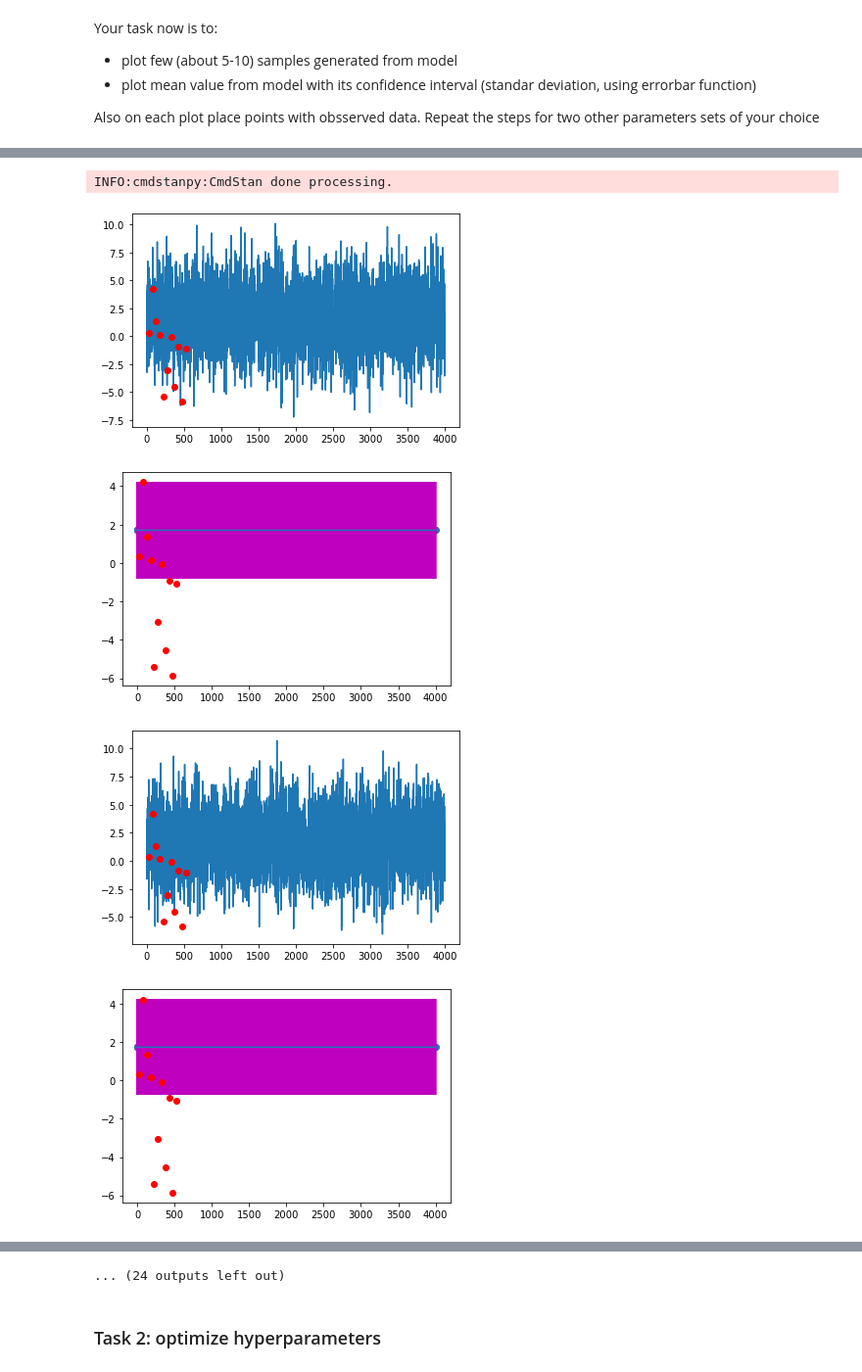
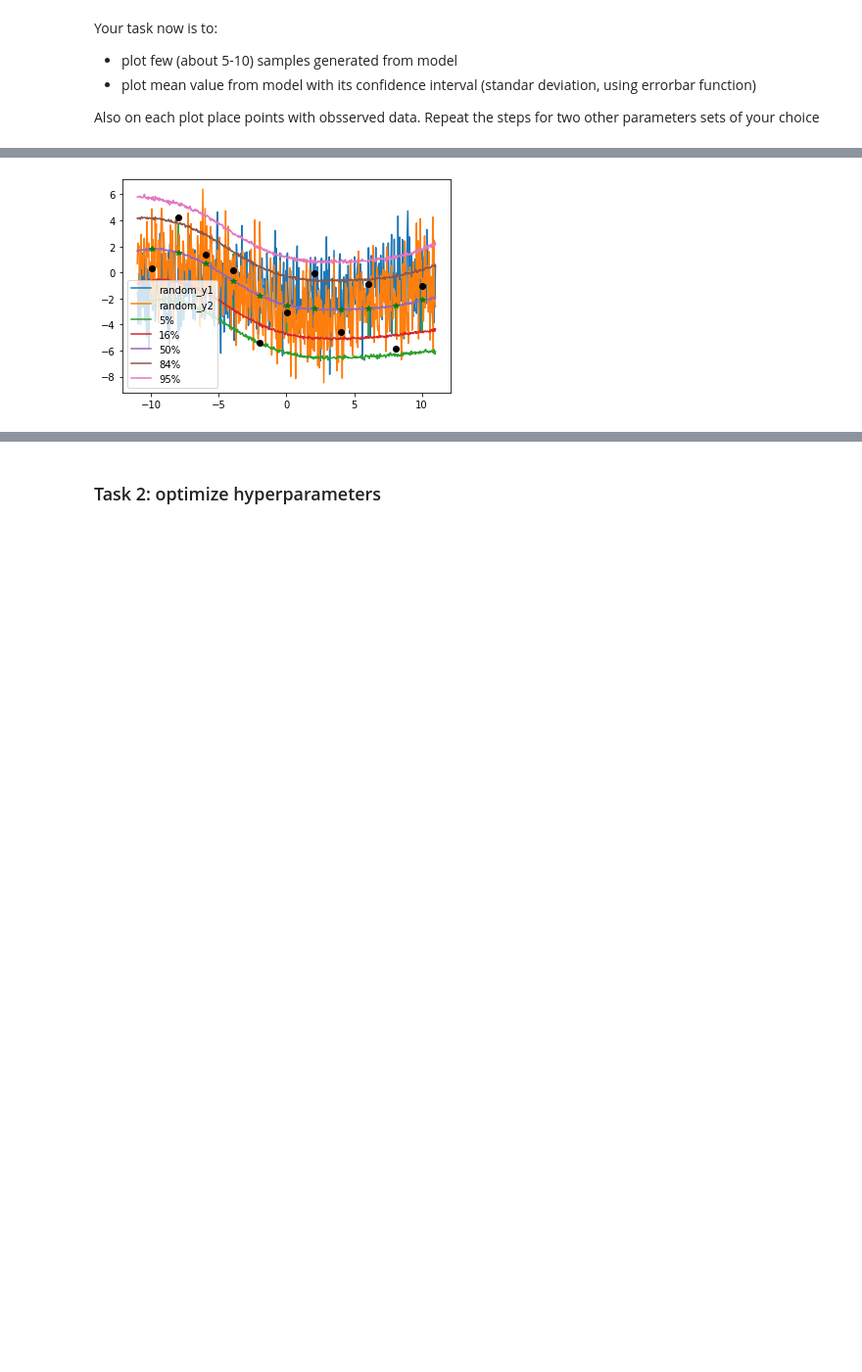
Before and after one commit to awitczak/DataAnalytics, a Jupyter notebook: Lab06/lab6.ipynb, the cells around one changed output, grey strips where cells are left out. Shown: that part at 98% size. Cells and saved outputs as stored; diff of their text form; code cells hidden in the pictures; blank space fills up the shorter version.

```diff
--- a/Lab06/lab6.ipynb
+++ b/Lab06/lab6.ipynb
@@ -120,53 +120,21 @@ Your task now is to:
 
 Also on each plot place points with obsserved data. Repeat the steps for two other parameters sets of your choice
 # %%
-rho2 = 4
-alpha2= 6
-sigma2 = 3
+med_prob_ppc = np.percentile(result.stan_variable('y_predict'),[5,16,50,84,95],axis=0)
+y_predict_100 = result.stan_variable('y_predict')[100]
+y_predict_200 = result.stan_variable('y_predict')[200]
+plt.plot(x_predict,y_predict_100)
+plt.plot(x_predict,y_predict_200)
+plt.plot(x_predict,med_prob_ppc[0])
+plt.plot(x_predict,med_prob_ppc[1])
+plt.plot(x_predict,med_prob_ppc[2])
+plt.plot(x_predict,med_prob_ppc[3])
+plt.plot(x_predict,med_prob_ppc[4])
+labels= ["random_y1","random_y2", "5%", "16%", "50%", "84%", "95%"]
+plt.legend(labels)
 
-rho3 = 2
-alpha3 = 3
-sigma3 = 5.5
+plt.scatter(x_predict[observed_idx], y_obs, color='black', zorder=5)
+plt.errorbar(x_predict[observed_idx], med_prob_ppc[2][observed_idx], (med_prob_ppc[2]-med_prob_ppc[1])[observed_idx],fmt='*', color='green')
 
-data2 = {
-    'N_predict': len(x_predict),
-    'x_predict': x_predict,
-    'N_obs': len(observed_idx),
-    'y_obs': y_obs,
-    'observed_idx': observed_idx,
-    'rho': rho2,
-    'alpha': alpha2,
-    'sigma': sigma2
-}
-
-data3 = {
-    'N_predict': len(x_predict),
-    'x_predict': x_predict,
-    'N_obs': len(observed_idx),
-    'y_obs': y_obs,
-    'observed_idx': observed_idx,
-    'rho': rho3,
-    'alpha': alpha3,
-    'sigma': sigma3
-}
-
-data = [data1, data2, data3]
-
-for d in data:
-
-    N_plots = 5
-    result = model.sample(data=d, chains = 4)
-    y_predict = result.stan_variable('y_predict')
-
-    for p in range(N_plots):
-        y = y_predict[:, p]
-        plt.plot(y)
-        plt.scatter(observed_idx, y_obs, color='r', zorder=5)
-        plt.show()
-        mean = np.mean(y)
-        std = np.std(y)
-        plt.errorbar(range(len(y)), [mean]*len(y), std, ecolor='m')
-        plt.scatter(range(len(y)), [mean]*len(y))
-        plt.scatter(observed_idx, y_obs, color='r', zorder=5)
-        plt.show()
+plt.show()
 # %% [output]
@@ -190,5 +141 @@ chain 4 |██████████| 00:22 Sampling completed
-INFO:cmdstanpy:CmdStan done processing.
-[figure, old version]
+[figure, new version]
-[figure, removed]
-[figure, removed]
-[figure, removed]
@@ -201,4 +142,3 @@ INFO:cmdstanpy:CmdStan done processing.
-... (24 outputs left out)
 # %% [markdown]
 ### Task 2: optimize hyperparameters
 # %% [markdown]
```
Also changed, not shown: parts of 4 cells of this notebook.
